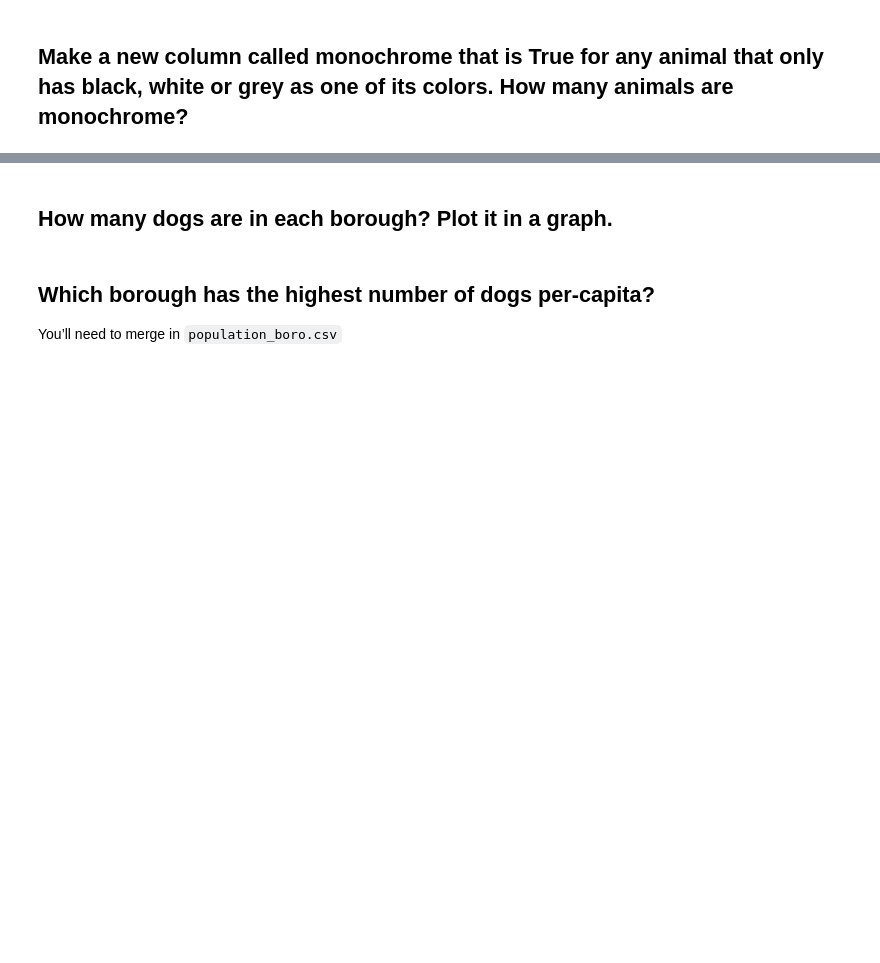
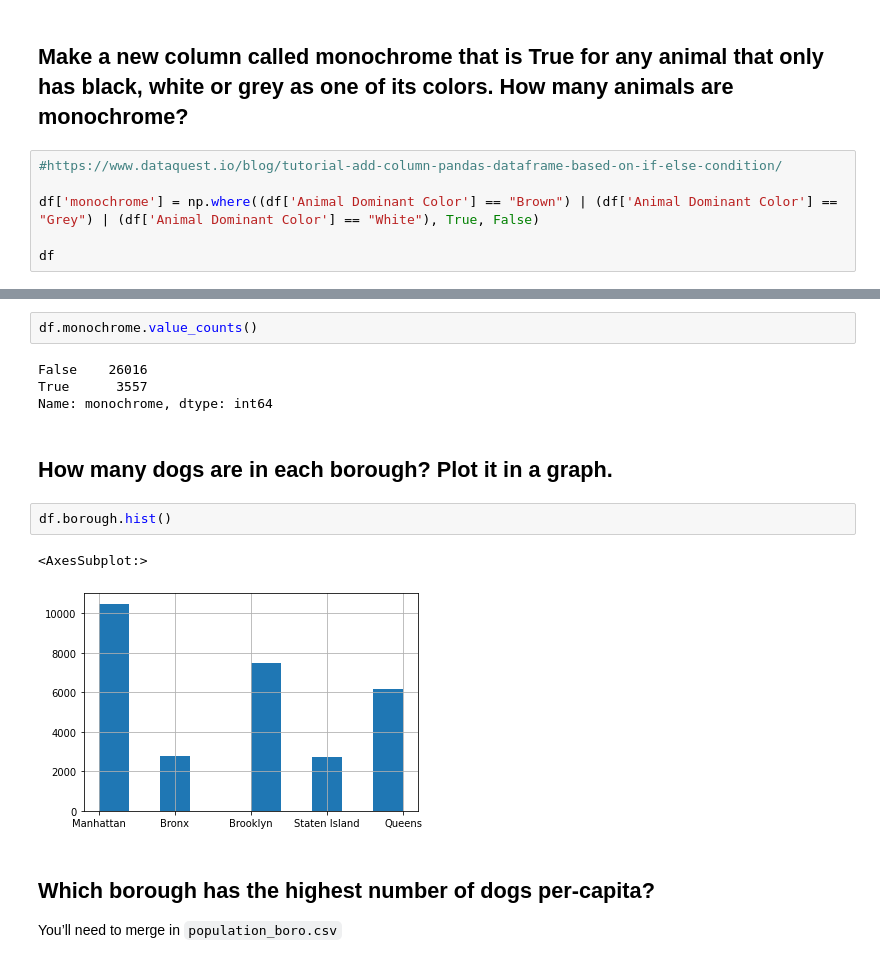
Before and after one commit to saveyak/lede_homework, a Jupyter notebook: 06-homework/dogs/Dataset TWO - Dogs.ipynb, the cells around one changed output, grey strips where cells are left out. Drawn from its saved outputs; the diff is of its cells as text; blank space fills up the shorter version.

```diff
--- a/06-homework/dogs/Dataset TWO - Dogs.ipynb
+++ b/06-homework/dogs/Dataset TWO - Dogs.ipynb
@@ -398,2 +408,8 @@ Name: Primary Breed, dtype: int64
 # %% [markdown]
 ## Make a new column called monochrome that is True for any animal that only has black, white or grey as one of its colors. How many animals are monochrome?
+# %%
+#https://www.dataquest.io/blog/tutorial-add-column-pandas-dataframe-based-on-if-else-condition/
+
+df['monochrome'] = np.where((df['Animal Dominant Color'] == "Brown") | (df['Animal Dominant Color'] == "Grey") | (df['Animal Dominant Color'] == "White"), True, False)
+
+df
@@ -400,5 +430,16 @@ Name: Primary Breed, dtype: int64
+# %%
+df.monochrome.value_counts()
+# %% [output]
+False    26016
+True      3557
+Name: monochrome, dtype: int64
 # %% [markdown]
 ## How many dogs are in each borough? Plot it in a graph.
+# %%
+df.borough.hist()
+# %% [output]
+<AxesSubplot:>
+[figure, added]
 # %% [markdown]
 ## Which borough has the highest number of dogs per-capita?
 
```
Also changed, not shown: parts of 15 cells of this notebook.
